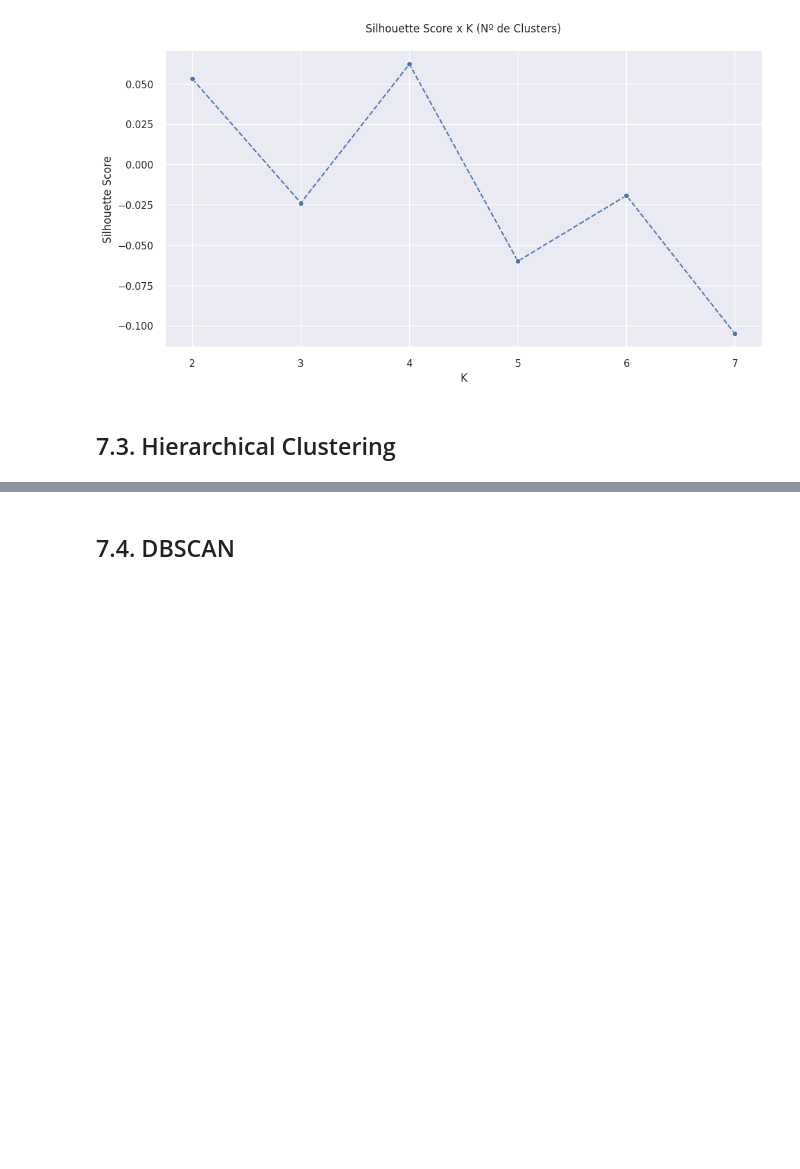
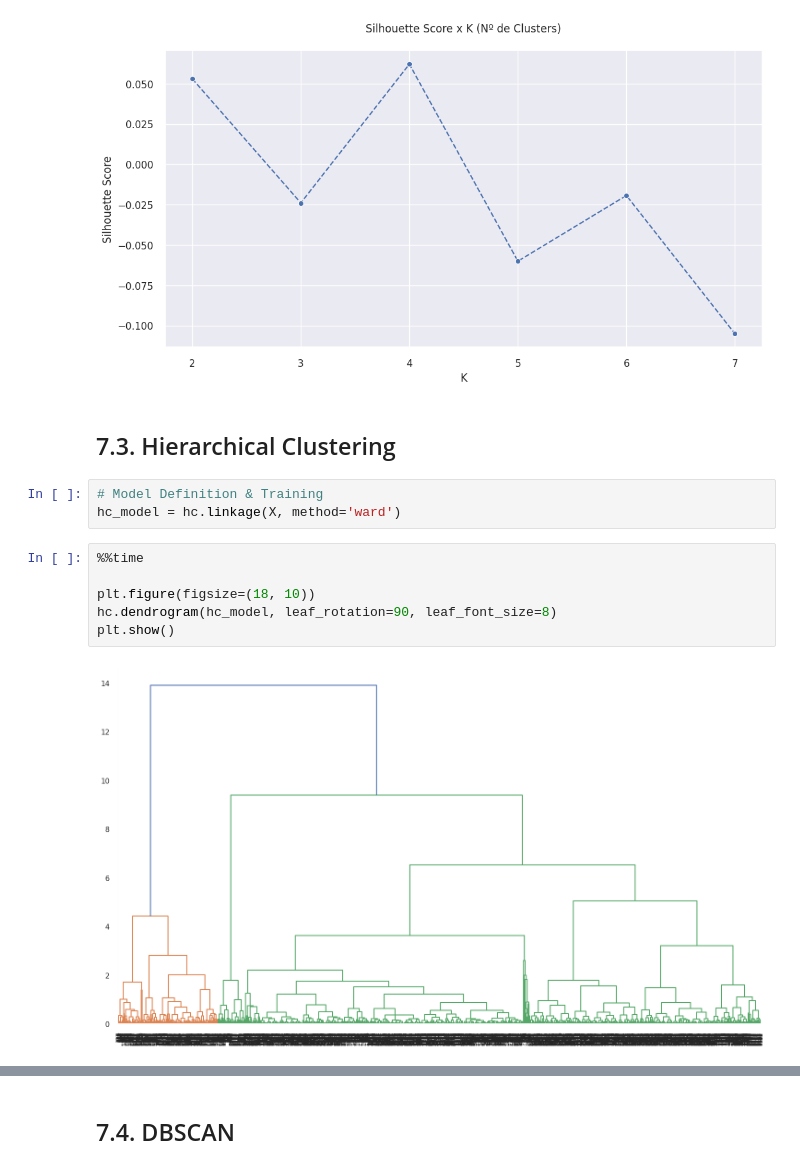
Before and after one commit to leassis91/allmart, a Jupyter notebook: notebooks/c08_modeling_clusters.ipynb, the cells around one changed output, grey strips where cells are left out. Saved outputs shown, nothing was run; the diff lists cells and outputs as text; blank space fills up the shorter version.

```diff
--- a/notebooks/c08_modeling_clusters.ipynb
+++ b/notebooks/c08_modeling_clusters.ipynb
@@ -1190,3 +1193,14 @@ sns.lineplot(x=clusters, y=gmm_list, linestyle='--', marker='o', color='b');
 [figure]
 # %% [markdown]
 ## 7.3. Hierarchical Clustering
+# %%
+# Model Definition & Training
+hc_model = hc.linkage(X, method='ward')
+# %%
+%%time
+
+plt.figure(figsize=(18, 10))
+hc.dendrogram(hc_model, leaf_rotation=90, leaf_font_size=8)
+plt.show()
+# %% [output]
+[figure, added]
```
Also changed, not shown: parts of 21 cells of this notebook.
